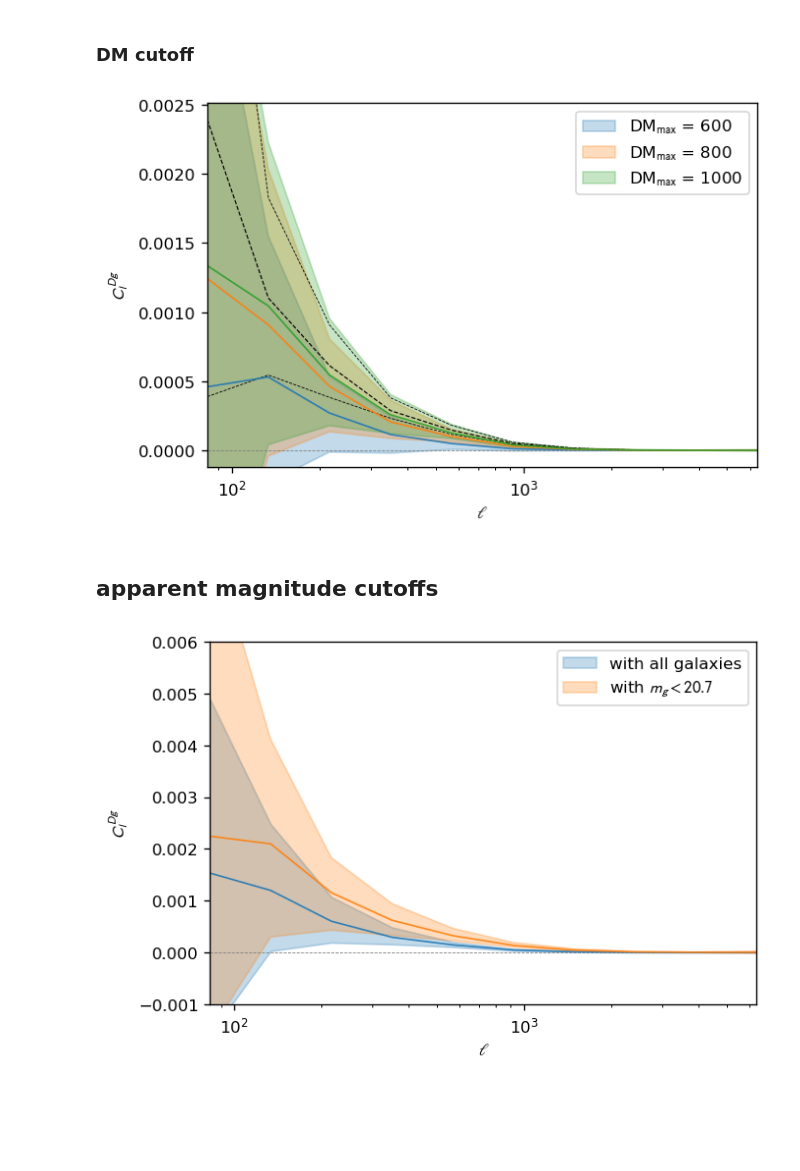
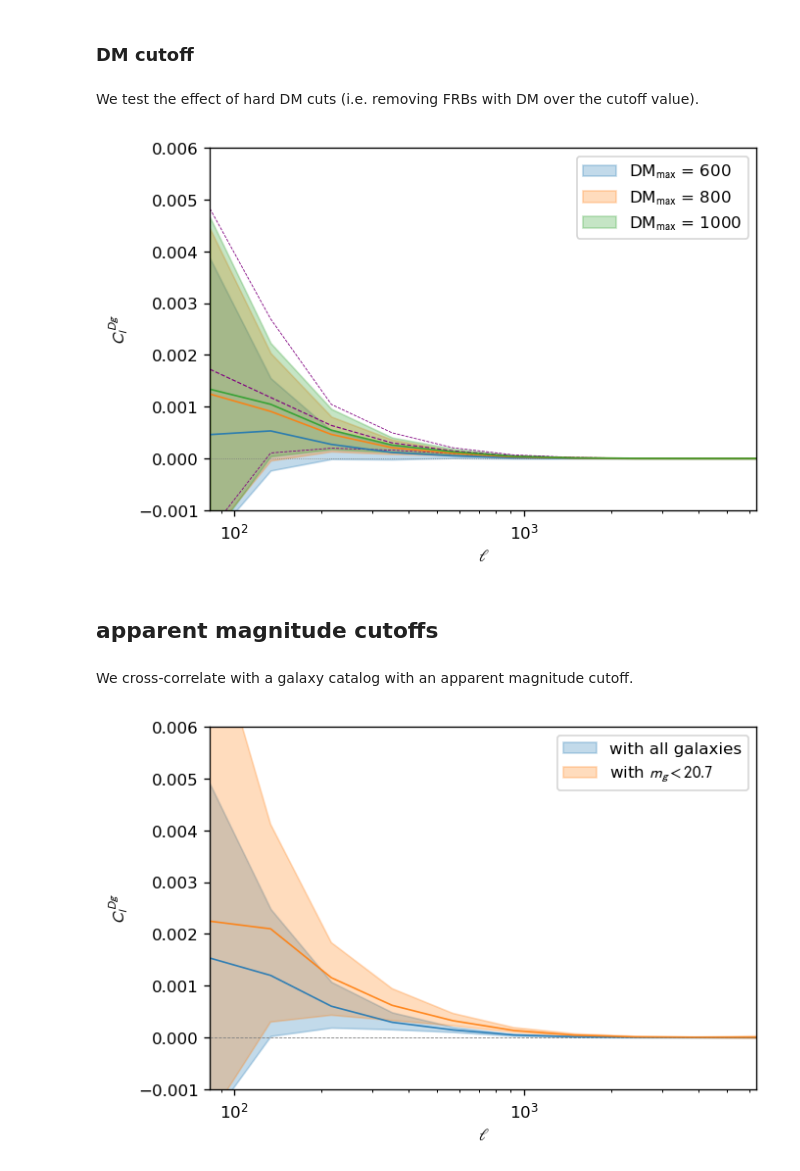
Before and after one commit to aqcheng/illustris_frb, a Jupyter notebook: notebooks/experiments.ipynb, the cells around one changed output. Saved outputs shown, nothing was run; the diff lists cells and outputs as text; code cells hidden in the pictures; blank space fills up the shorter version.

```diff
--- a/notebooks/experiments.ipynb
+++ b/notebooks/experiments.ipynb
@@ -85,7 +105,6 @@ def plot_xcorr_trials(ells, C_l_list, ax=None, plotinterval=True, **kwargs):
         plot_xcorr(ells, np.mean(C_l_arr, axis=0), ax=ax, DeltaCs=np.std(C_l_arr, axis=0), **kwargs)
 
 def plot_ref_ClDg(ax, ref_ClDg=midslice_ClDgs, lw1=0.7, lw2=0.5, color=None, label='default'):
-    # plot_xcorr_trials(ells, midslice_ClDgs, ax=ax, color='k', lw=lw1)
     if label == 'default':
         if ref_ClDg is midslice_ClDgs:
             label = f'FRBs at uniform redshift (z = {frb_mean_z:.2f})'
@@ -98,8 +117,11 @@ def plot_ref_ClDg(ax, ref_ClDg=midslice_ClDgs, lw1=0.7, lw2=0.5, color=None, lab
             color='k'
     if lw1 > 0:
         ax.plot(ells, np.median(ref_ClDg, axis=0), color=color, lw=lw1, ls='--', label=label)
+        label2=None
+    else:
+        label2=label
     if lw2 > 0:
-        ax.plot(ells, np.percentile(ref_ClDg, 16, axis=0), color=color, lw=lw2, ls='--')
+        ax.plot(ells, np.percentile(ref_ClDg, 16, axis=0), color=color, lw=lw2, ls='--', label=label2)
         ax.plot(ells, np.percentile(ref_ClDg, 84, axis=0), color=color, lw=lw2, ls='--')
 
 def subplot_from_list(results_list, ref_ClDg=None, ref_label='default', ref_lws=(0.7, 0.5), labels=None,
@@ -239,11 +320,15 @@ plt.tight_layout()
 # %% [markdown]
 ### DM cutoff
+# %% [markdown]
+We test the effect of hard DM cuts (i.e. removing FRBs with DM over the cutoff value).
 # %%
-subplot_from_dict(res['DM_cutoffs'], labels=lambda x: r'DM$_\text{max}$ = '+str(x), yscale='linear')
+subplot_from_dict(res['DM_cutoffs'], ref_ClDg=fid_ClDgs, ref_label=None, labels=lambda x: r'DM$_\text{max}$ = '+str(x), yscale='linear', ylim=(-0.001, 0.006))
 # %% [output]
-[figure, old version]
+[figure, new version]
 # %% [markdown]
 ## apparent magnitude cutoffs
+# %% [markdown]
+We cross-correlate with a galaxy catalog with an apparent magnitude cutoff.
 # %%
 subplot_from_dict(res['m_g_cutoffs'], labels=('with all galaxies', 'with $m_g < 20.7$'),
                  yscale='linear', ylim=(-0.001, 0.006))
```
Also changed, not shown: parts of 30 cells of this notebook.
